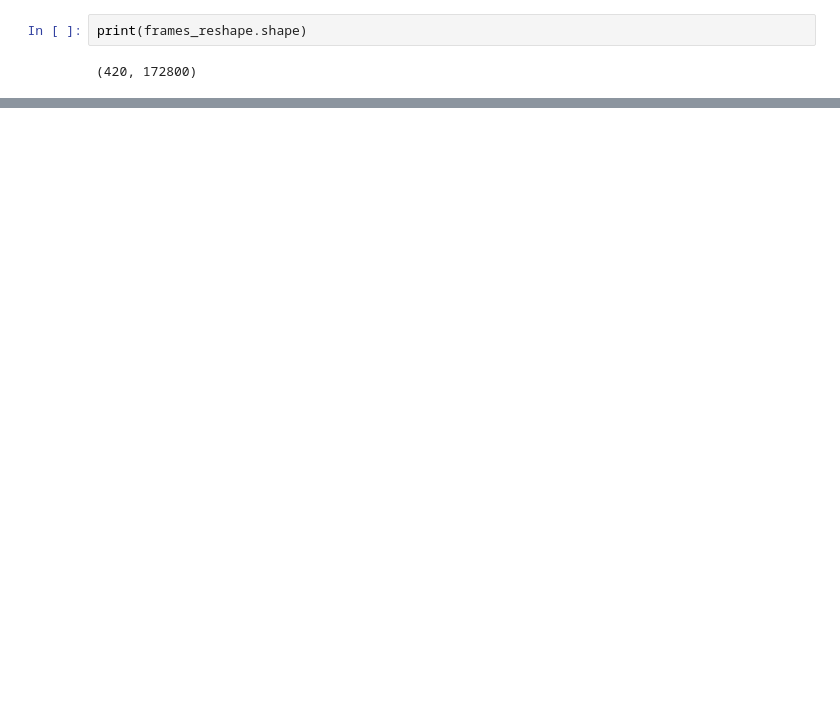
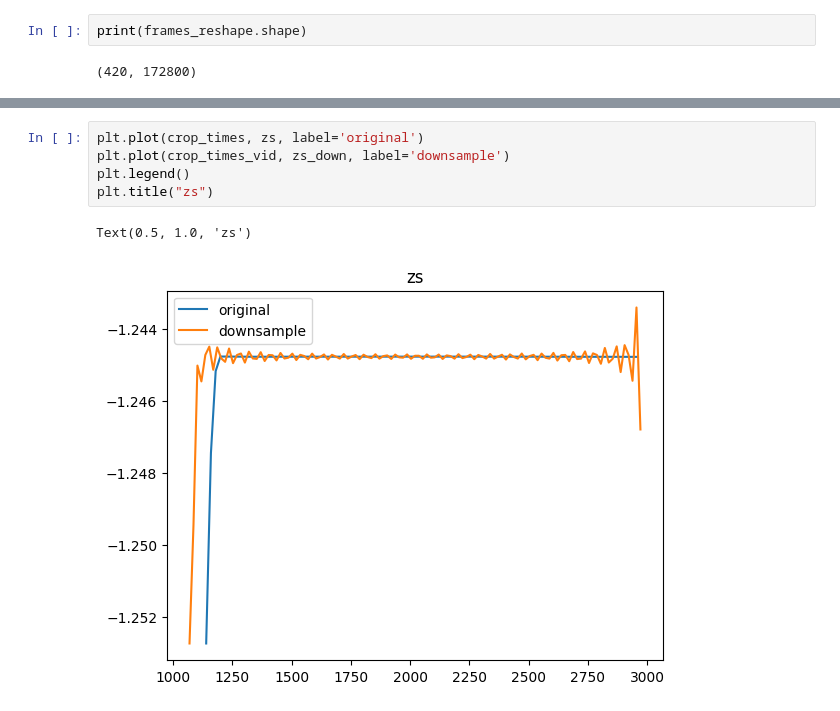
Before and after one commit to PlasmaControl/plasma-tv, a Jupyter notebook: notebooks/tangtv_pipeline.ipynb, the cells around one changed output, grey strips where cells are left out. Drawn from its saved outputs; the diff is of its cells as text; blank space fills up the shorter version.

```diff
--- a/notebooks/tangtv_pipeline.ipynb
+++ b/notebooks/tangtv_pipeline.ipynb
@@ -58,0 +164,8 @@ plt.show()
+# %%
+plt.plot(crop_times, zs, label='original')
+plt.plot(crop_times_vid, zs_down, label='downsample')
+plt.legend()
+plt.title("zs")
+# %% [output]
+Text(0.5, 1.0, 'zs')
+[figure, added]
```
Also changed, not shown: parts of 19 cells of this notebook, 1 other file.
